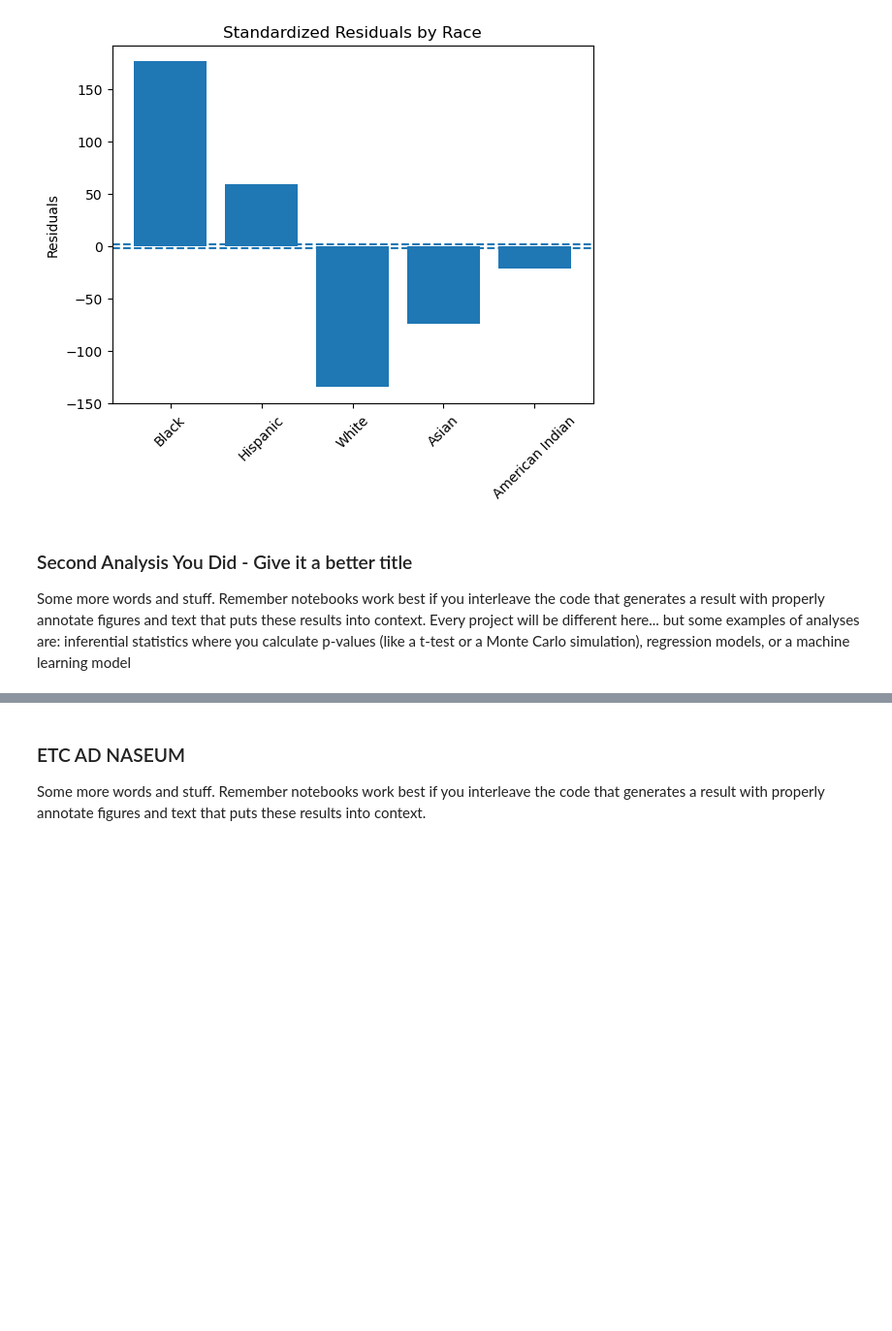
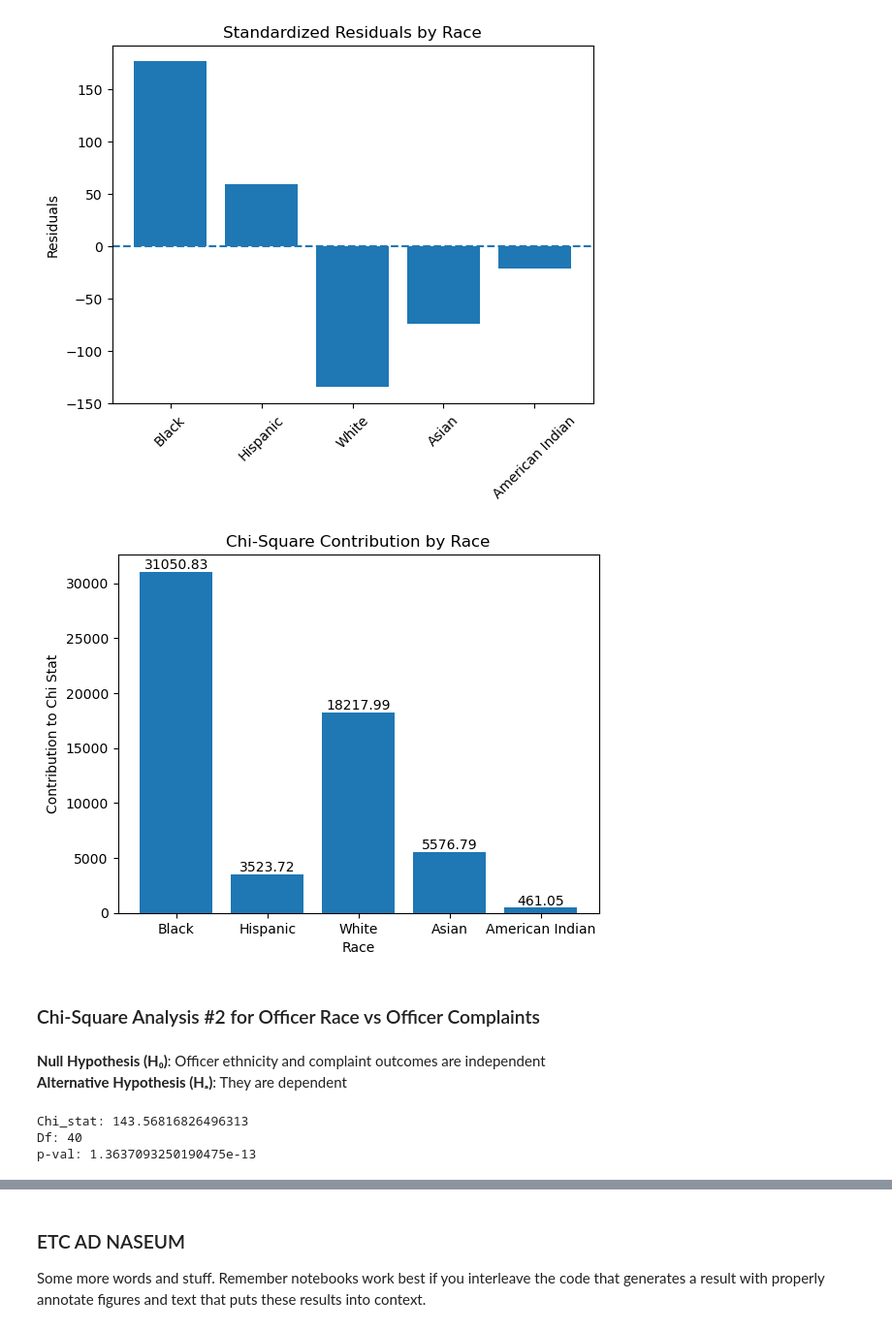
Before and after one commit to COGS108/Group017_WI26, a Jupyter notebook: 03-FinalProject.ipynb, the cells around one changed output, grey strips where cells are left out. Shown at 97% size. Drawn from its saved outputs; the diff is of its cells as text; code cells hidden in the pictures; blank space fills up the shorter version.

```diff
--- a/03-FinalProject.ipynb
+++ b/03-FinalProject.ipynb
@@ -733,21 +727,19 @@ difference_df
 **Null Hypothesis (H₀)**: Arrest proportions match population proportions for each racial group.
 **Alternative Hypothesis (Hₐ)**: Arrest proportions differ significantly from population proportions.
 # %%
-from scipy.stats import chisquare
-import numpy as np
-
 observed_prop = difference_df["Arrest Proportion"].values
 expected_prop = difference_df["Population Proportion"].values
 
-expected_prop = expected_prop / expected_prop.sum()
+expected_prop = expected_prop/expected_prop.sum()
 
-total = 100000
-observed = observed_prop * total
-expected = expected_prop * total
+#Standarized At 100,000 people
 
-chi_stat, p_value = chisquare(f_obs=observed, f_exp=expected)
+observed = observed_prop * 100000
+expected = expected_prop * 100000
 
-print("Chi-square statistic:", chi_stat)
-print("Degrees of freedom:", len(observed) - 1)
-print("p-value:", p_value)
+chi_stat, p_val = chisquare(f_obs=observed, f_exp=expected)
+
+print("Chi_stat:", chi_stat)
+print("Df:", len(observed) - 1)
+print("p-val:", p_val)
 # %% [output]
@@ -757,7 +749,7 @@ p-value: 0.0
 # %%
-std_residuals = (observed - expected) / np.sqrt(expected)
+std_res=(observed-expected)/np.sqrt(expected)
 
-difference_df["Std Residual"] = std_residuals
+difference_df["Std Residual"] = std_res
 
 print(difference_df[["Race", "Std Residual"]])
 # %% [output]
@@ -779,7 +770,3 @@ plt.xticks(rotation=45)
 plt.show()
 # %% [output]
 [figure]
-# %% [markdown]
-### Second Analysis You Did - Give it a better title
-
-Some more words and stuff.  Remember notebooks work best if you interleave the code that generates a result with properly annotate figures and text that puts these results into context.  Every project will be different here... but some examples of analyses are: inferential statistics where you calculate p-values (like a t-test or a Monte Carlo simulation), regression models, or a machine learning model
@@ -788,0 +773,40 @@ Some more words and stuff.  Remember notebooks work best if you interleave the c
+# %%
+chi_contributions = ((observed-expected)**2)/expected
+
+difference_df["Chi-Square Contribution"] = chi_contributions
+
+bars = plt.bar(
+    difference_df["Race"],
+    difference_df["Chi-Square Contribution"]
+)
+
+for i in bars:
+    height = i.get_height()
+    plt.text(i.get_x() + i.get_width() / 2, height, f"{height:.2f}",ha='center', va='bottom')
+
+plt.title("Chi-Square Contribution by Race")
+plt.xlabel("Race")
+plt.ylabel("Contribution to Chi Stat")
+
+plt.show()
+# %% [output]
+[figure, added]
+# %% [markdown]
+### Chi-Square Analysis #2 for Officer Race vs Officer Complaints
+# %% [markdown]
+**Null Hypothesis (H₀)**: Officer ethnicity and complaint outcomes are independent
+**Alternative Hypothesis (Hₐ)**: They are dependent
+# %%
+df = ccrb_filtered.dropna(subset=["mos_ethnicity", "board_disposition"])
+
+observed = pd.crosstab(df["mos_ethnicity"], df["board_disposition"])
+
+chi2, p_val, df, expected = chi2_contingency(observed)
+
+print("Chi_stat:", chi2)
+print("Df:", df)
+print("p-val:", p_val)
+# %% [output]
+Chi_stat: 143.56816826496313
+Df: 40
+p-val: 1.3637093250190475e-13
```
Also changed, not shown: parts of 10 cells of this notebook.
